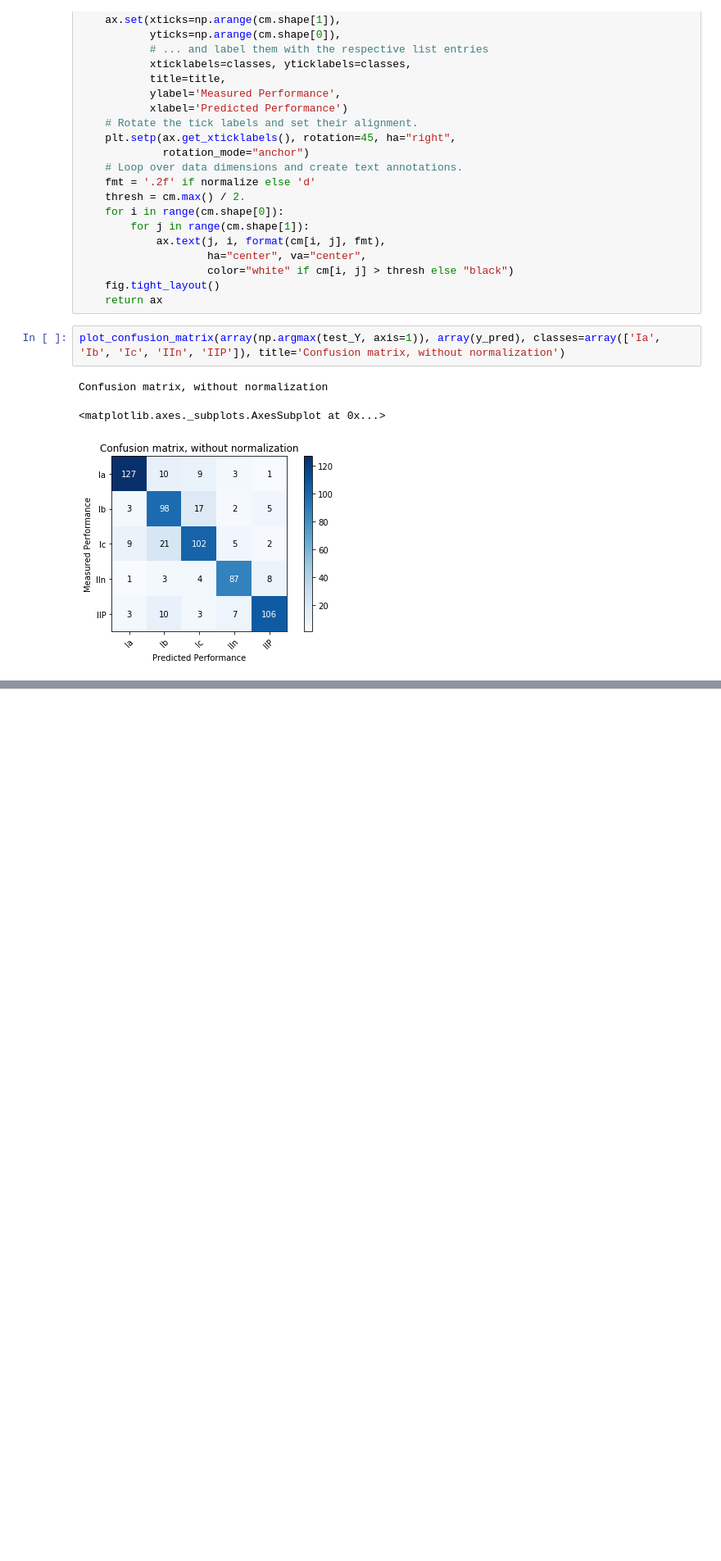
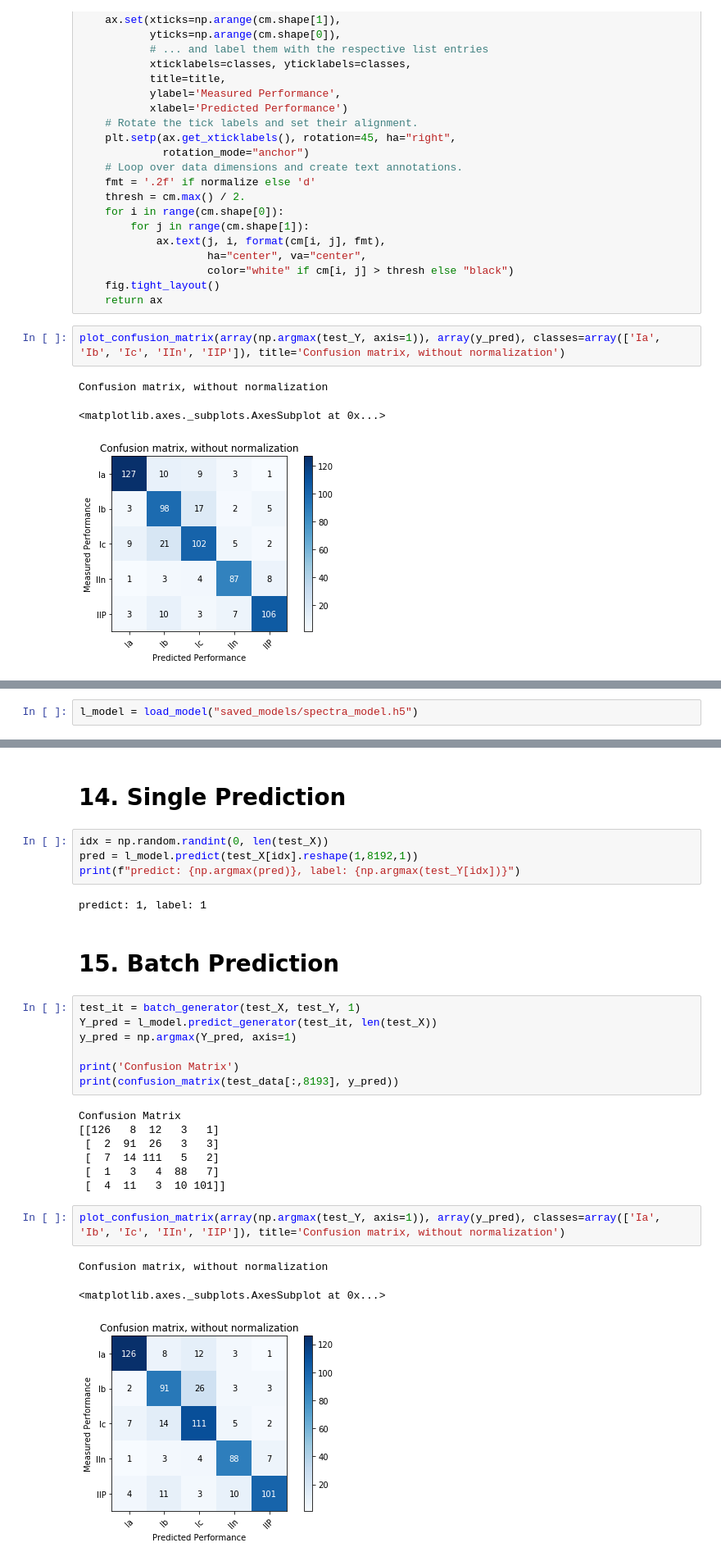
Before and after one commit to zhaozhang/spectra, a Jupyter notebook: classifier-vector.ipynb, the cells around one changed output, grey strips where cells are left out. Shown at 82% size. Saved outputs shown, nothing was run; the diff lists cells and outputs as text; blank space fills up the shorter version.

```diff
--- a/classifier-vector.ipynb
+++ b/classifier-vector.ipynb
@@ -319,0 +320,2 @@ Confusion matrix, without normalization
+# %%
+l_model = load_model("saved_models/spectra_model.h5")
@@ -319,0 +325,30 @@ Confusion matrix, without normalization
+# %% [markdown]
+# 14. Single Prediction
+# %%
+idx = np.random.randint(0, len(test_X))
+pred = l_model.predict(test_X[idx].reshape(1,8192,1))
+print(f"predict: {np.argmax(pred)}, label: {np.argmax(test_Y[idx])}")
+# %% [output]
+predict: 1, label: 1
+# %% [markdown]
+# 15. Batch Prediction
+# %%
+test_it = batch_generator(test_X, test_Y, 1)
+Y_pred = l_model.predict_generator(test_it, len(test_X))
+y_pred = np.argmax(Y_pred, axis=1)
+
+print('Confusion Matrix')
+print(confusion_matrix(test_data[:,8193], y_pred))
+# %% [output]
+Confusion Matrix
+[[126   8  12   3   1]
+ [  2  91  26   3   3]
+ [  7  14 111   5   2]
+ [  1   3   4  88   7]
+ [  4  11   3  10 101]]
+# %%
+plot_confusion_matrix(array(np.argmax(test_Y, axis=1)), array(y_pred), classes=array(['Ia', 'Ib', 'Ic', 'IIn', 'IIP']), title='Confusion matrix, without normalization')
+# %% [output]
+Confusion matrix, without normalization
+<matplotlib.axes._subplots.AxesSubplot at 0x...>
+[figure, added]
```
Also changed, not shown: parts of 3 cells of this notebook.
